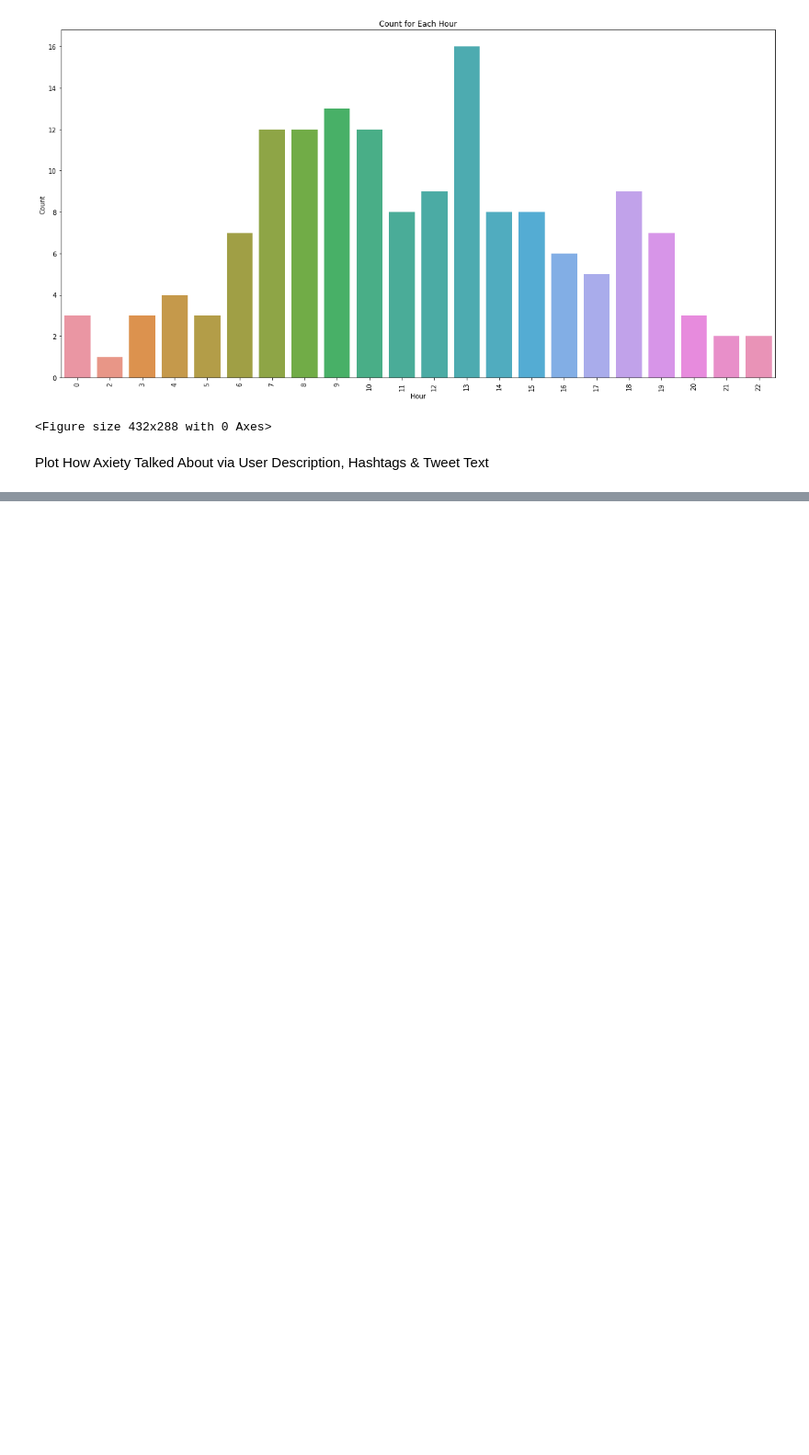
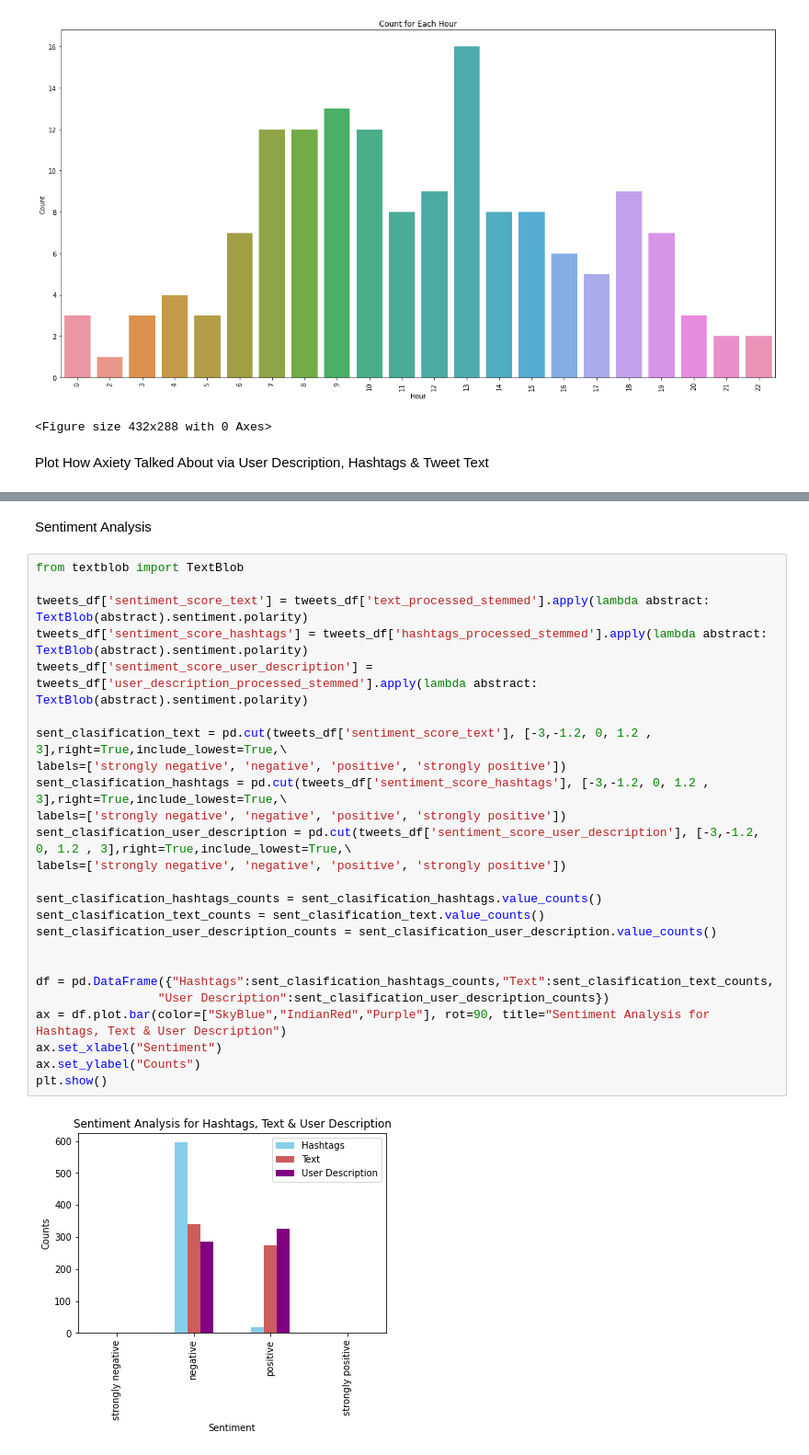
Before and after one commit to claredavies/DataScienceCoursework, a Jupyter notebook: DataScience3Twitter.ipynb, the cells around one changed output, grey strips where cells are left out. Shown: that part at 92% size. Saved outputs shown, nothing was run; the diff lists cells and outputs as text; blank space fills up the shorter version.

Commit message:
Added in sentiment analysis

```diff
--- a/DataScience3Twitter.ipynb
+++ b/DataScience3Twitter.ipynb
@@ -228,0 +216,29 @@ Series([], Name: user_description, dtype: object)
+# %% [markdown]
+Sentiment Analysis
+# %%
+from textblob import TextBlob
+
+tweets_df['sentiment_score_text'] = tweets_df['text_processed_stemmed'].apply(lambda abstract: TextBlob(abstract).sentiment.polarity)
+tweets_df['sentiment_score_hashtags'] = tweets_df['hashtags_processed_stemmed'].apply(lambda abstract: TextBlob(abstract).sentiment.polarity)
+tweets_df['sentiment_score_user_description'] = tweets_df['user_description_processed_stemmed'].apply(lambda abstract: TextBlob(abstract).sentiment.polarity)
+
+sent_clasification_text = pd.cut(tweets_df['sentiment_score_text'], [-3,-1.2, 0, 1.2 , 3],right=True,include_lowest=True,\
+labels=['strongly negative', 'negative', 'positive', 'strongly positive'])
+sent_clasification_hashtags = pd.cut(tweets_df['sentiment_score_hashtags'], [-3,-1.2, 0, 1.2 , 3],right=True,include_lowest=True,\
+labels=['strongly negative', 'negative', 'positive', 'strongly positive'])
+sent_clasification_user_description = pd.cut(tweets_df['sentiment_score_user_description'], [-3,-1.2, 0, 1.2 , 3],right=True,include_lowest=True,\
+labels=['strongly negative', 'negative', 'positive', 'strongly positive'])
+
+sent_clasification_hashtags_counts = sent_clasification_hashtags.value_counts()
+sent_clasification_text_counts = sent_clasification_text.value_counts()
+sent_clasification_user_description_counts = sent_clasification_user_description.value_counts()
+
+
+df = pd.DataFrame({"Hashtags":sent_clasification_hashtags_counts,"Text":sent_clasification_text_counts,
+                 "User Description":sent_clasification_user_description_counts})
+ax = df.plot.bar(color=["SkyBlue","IndianRed","Purple"], rot=90, title="Sentiment Analysis for Hashtags, Text & User Description")
+ax.set_xlabel("Sentiment")
+ax.set_ylabel("Counts")
+plt.show()
+# %% [output]
+[figure, added]
```
Also changed, not shown: parts of 2 cells of this notebook.
